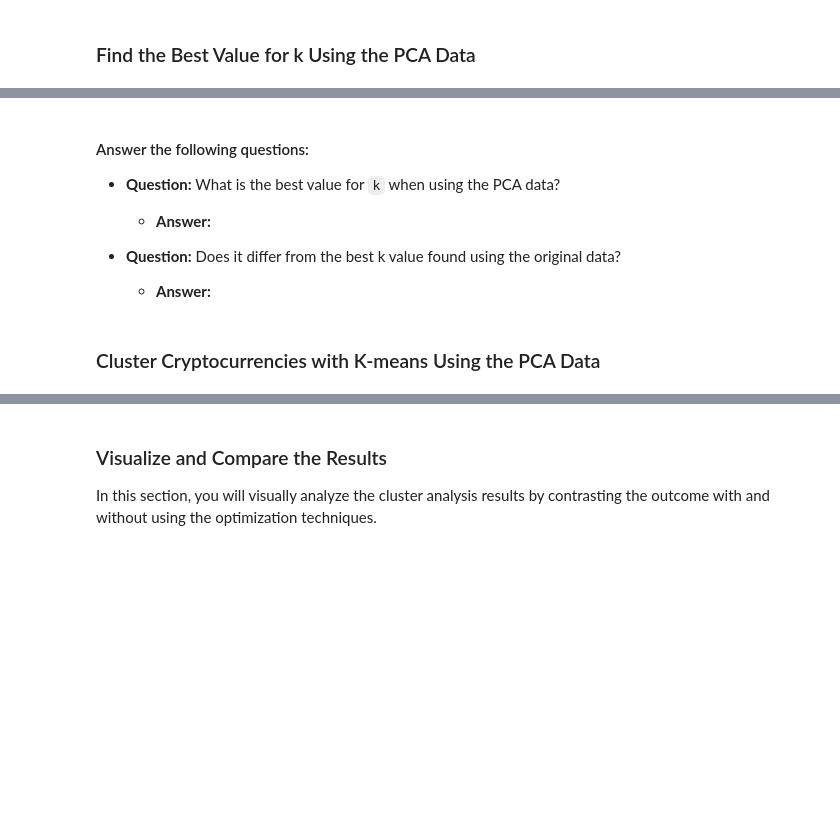
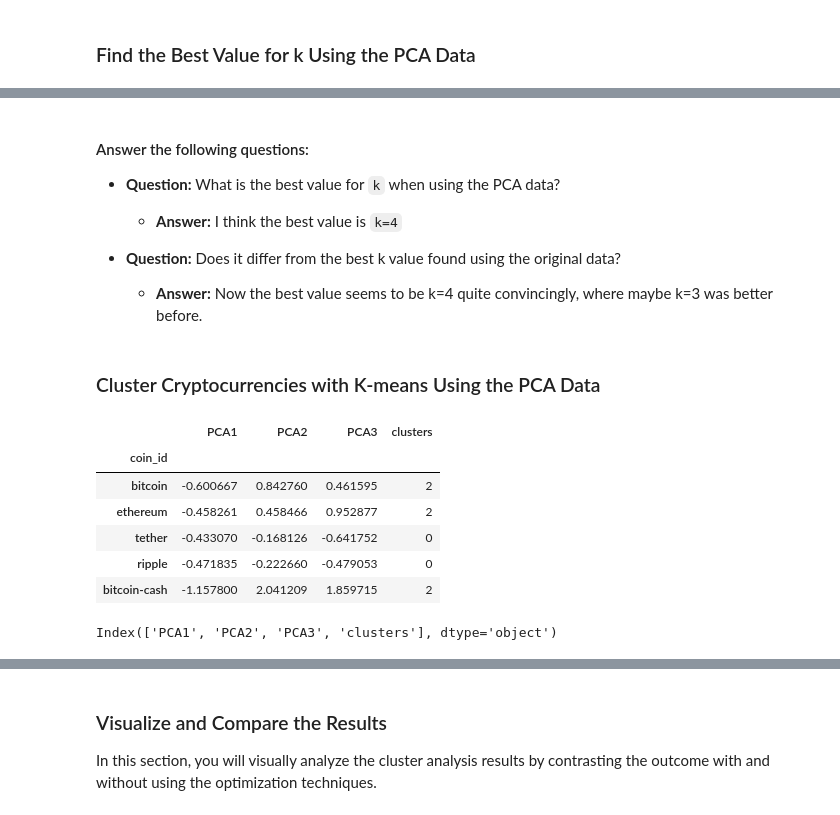
Before and after one commit to Kathryn-Lesh/CryptoClustering, a Jupyter notebook: Crypto_Clustering.ipynb, the cells around one changed output, grey strips where cells are left out. Saved outputs shown, nothing was run; the diff lists cells and outputs as text; code cells hidden in the pictures; blank space fills up the shorter version.

```diff
--- a/Crypto_Clustering.ipynb
+++ b/Crypto_Clustering.ipynb
@@ -209,0 +223,17 @@ df_market_data_scaled_copy.hvplot.scatter(
+# %%
+# Create a a list to store inertia values and the values of k
+inertia = []
+k = list(range(1, 11))
+
+# Append the value of the computed inertia from the `inertia_` attribute of teh KMeans model instance
+for i in k:
+    k_model = KMeans(n_clusters=i, random_state=1)
+    k_model.fit(df_pca)
+    inertia.append(k_model.inertia_)
+
+# Define a DataFrame to hold the values for k and the corresponding inertia
+elbow_data = {"k": k, "inertia": inertia}
+df_elbow = pd.DataFrame(elbow_data)
+
+# Review the DataFrame
+df_elbow.head()
@@ -215,11 +262,11 @@ df_market_data_scaled_copy.hvplot.scatter(
 
 * **Question:** What is the best value for `k` when using the PCA data?
 
-  * **Answer:**
+  * **Answer:** I think the best value is `k=4`
 
 
 * **Question:** Does it differ from the best k value found using the original data?
 
-  * **Answer:**
+  * **Answer:** Now the best value seems to be k=4 quite convincingly, where maybe k=3 was better before.
 # %% [markdown]
 ### Cluster Cryptocurrencies with K-means Using the PCA Data
@@ -242,3 +273,30 @@ df_market_data_scaled_copy.hvplot.scatter(
+# %%
+model = KMeans(n_clusters=4, random_state=0)
+
+# Fit the model
+model.fit(df_pca)
+
+# Make predictions
+k_4 = model.predict(df_pca)
+
+# Create a copy of the PCA DataFrame
+df_pca_predictions = df_pca.copy()
+
+# Add a class column with the labels
+df_pca_predictions["clusters"] = k_4
+df_pca_predictions.head()
+# %% [output]
+|  | PCA1 | PCA2 | PCA3 | clusters |
+| coin_id |  |  |  |  |
+| bitcoin | -0.600667 | 0.842760 | 0.461595 | 2 |
+| ethereum | -0.458261 | 0.458466 | 0.952877 | 2 |
+| tether | -0.433070 | -0.168126 | -0.641752 | 0 |
+| ripple | -0.471835 | -0.222660 | -0.479053 | 0 |
+| bitcoin-cash | -1.157800 | 2.041209 | 1.859715 | 2 |
+# %%
+df_pca_predictions.columns
+# %% [output]
+Index(['PCA1', 'PCA2', 'PCA3', 'clusters'], dtype='object')
 # %%
 # Create a scatter plot using hvPlot by setting
 # `x="PC1"` and `y="PC2"`.
```
Also changed, not shown: parts of 24 cells of this notebook.
